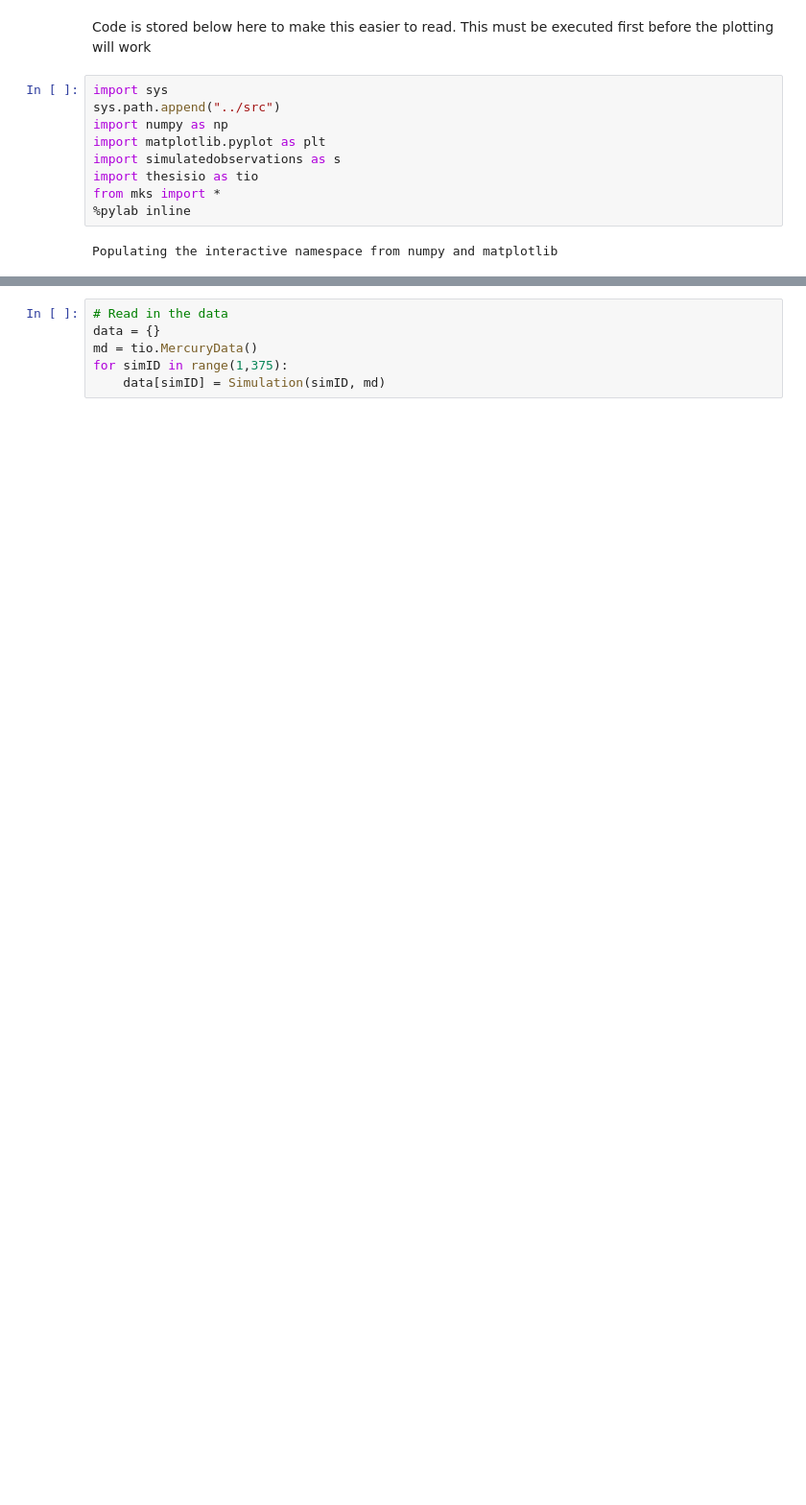
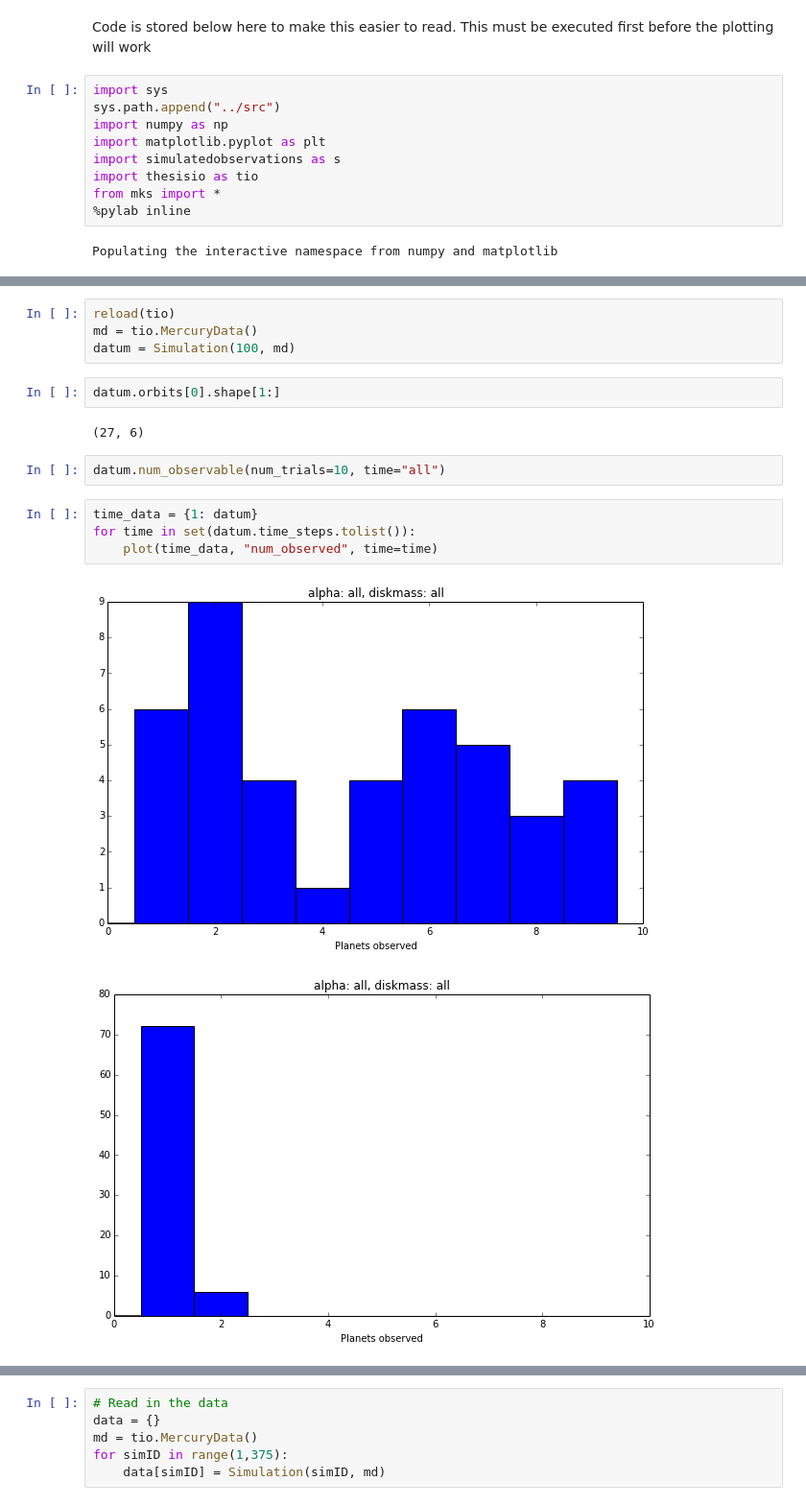
Before and after one commit to jcmoriar/STIPStability, a Jupyter notebook: discovery/Simulation planet statistics.ipynb, the cells around one changed output, grey strips where cells are left out. Shown: that part at 96% size. Cells and saved outputs as stored; diff of their text form; blank space fills up the shorter version.

Commit message:
notebook update with inclination distributions and observable planet distributions

```diff
--- a/discovery/Simulation planet statistics.ipynb
+++ b/discovery/Simulation planet statistics.ipynb
@@ -70,0 +112,17 @@ class Simulation(object):
+# %%
+reload(tio)
+md = tio.MercuryData()
+datum = Simulation(100, md)
+# %%
+datum.orbits[0].shape[1:]
+# %% [output]
+(27, 6)
+# %%
+datum.num_observable(num_trials=10, time="all")
+# %%
+time_data = {1: datum}
+for time in set(datum.time_steps.tolist()):
+    plot(time_data, "num_observed", time=time)
+# %% [output]
+[figure, added]
+[figure, added]
```
Also changed, not shown: parts of 22 cells of this notebook, 1 other file.
